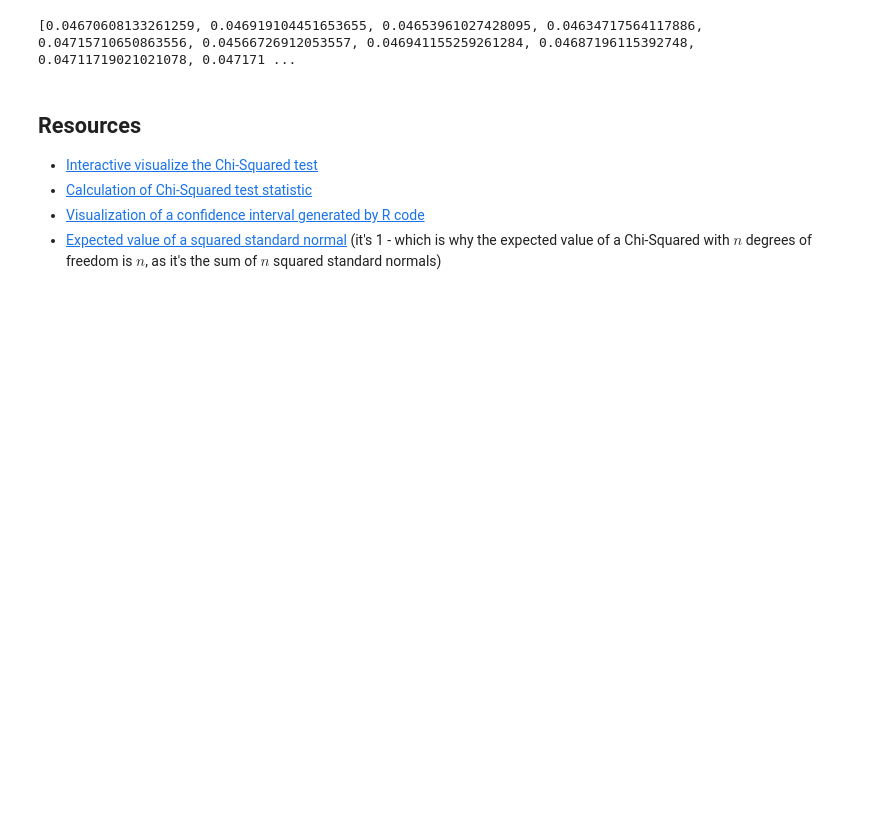
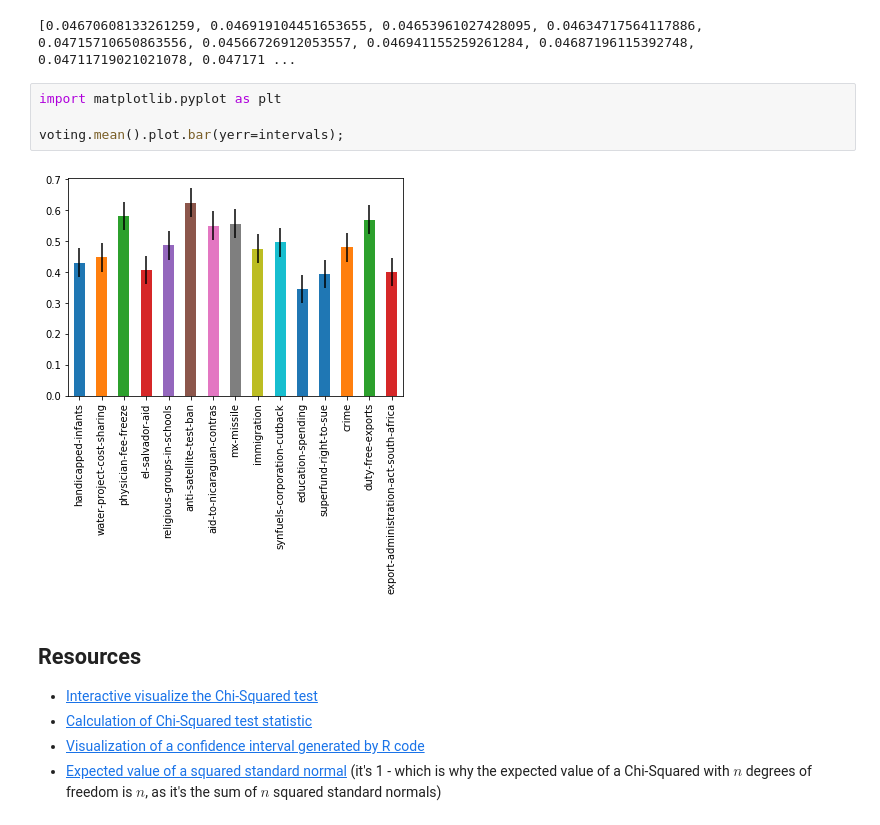
Before and after one commit to damerei/DS-Unit-1-Sprint-4-Statistical-Tests-and-Experiments, a Jupyter notebook: module2-sampling-confidence-intervals-and-hypothesis-testing/LS_DS_142_Sampling_Confidence_Intervals_and_Hypothesis_Testing.ipynb, the cells around one changed output. Cells and saved outputs as stored; diff of their text form; blank space fills up the shorter version.

Commit message:
Added graph

```diff
--- a/module2-sampling-confidence-intervals-and-hypothesis-testing/LS_DS_142_Sampling_Confidence_Intervals_and_Hypothesis_Testing.ipynb
+++ b/module2-sampling-confidence-intervals-and-hypothesis-testing/LS_DS_142_Sampling_Confidence_Intervals_and_Hypothesis_Testing.ipynb
@@ -369,6 +369,12 @@ intervals = [confidence_intervals(voting[column]) for column in voting]
 print(intervals)
 # %% [output]
 [0.04670608133261259, 0.046919104451653655, 0.04653961027428095, 0.04634717564117886, 0.04715710650863556, 0.04566726912053557, 0.046941155259261284, 0.04687196115392748, 0.04711719021021078, 0.047171 ...
+# %%
+import matplotlib.pyplot as plt
+
+voting.mean().plot.bar(yerr=intervals);
+# %% [output]
+[figure, added]
 # %% [markdown]
 ## Resources
 
```
